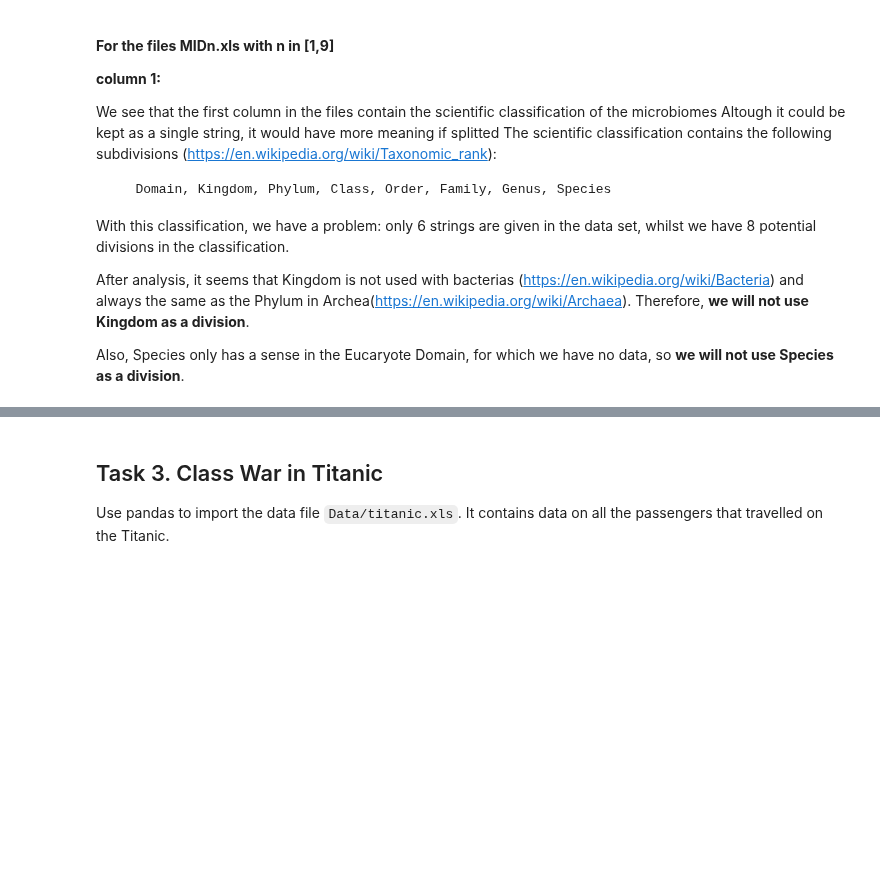
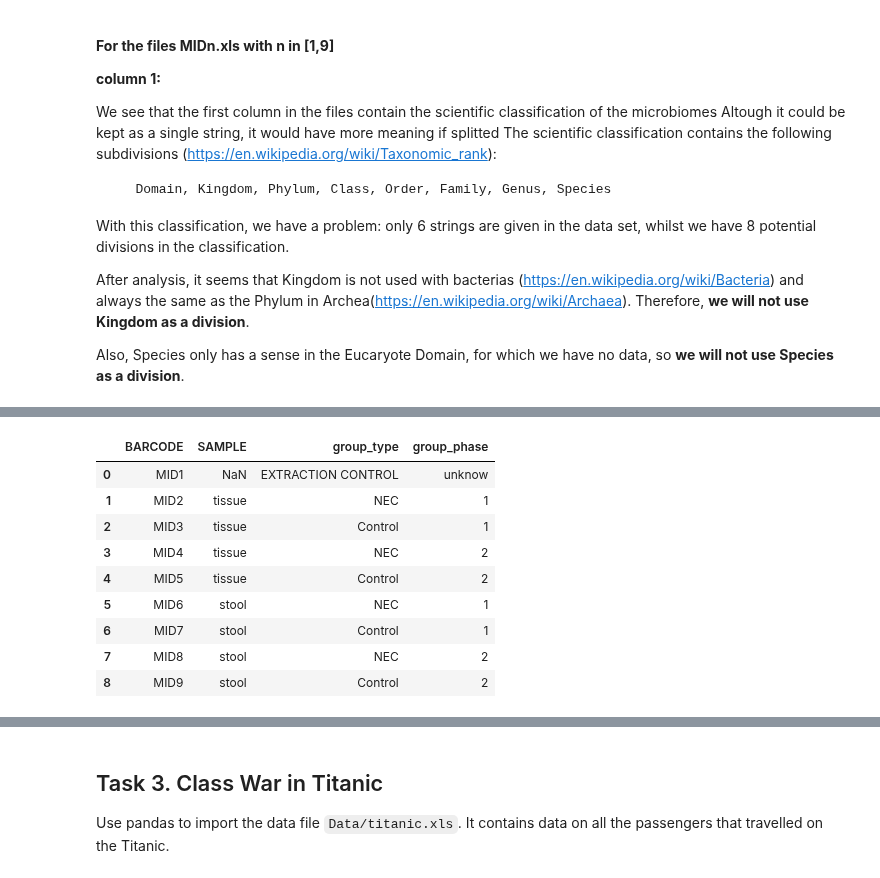
Before and after one commit to vincenzobaz/VBTALL-ADA2017, a Jupyter notebook: Homework 1.ipynb, the cells around one changed output, grey strips where cells are left out. Cells and saved outputs as stored; diff of their text form; code cells hidden in the pictures; blank space fills up the shorter version.

Commit message:
Metadata management + classifier extraction

```diff
--- a/Homework 1.ipynb
+++ b/Homework 1.ipynb
@@ -334,0 +356,4 @@ Finally, a
+# %%
+#The actual name of the excel sheet is "Sheet1" and not "Sheet 1" as in the other files.
+metadata_raw = pd.read_excel(MICROBIOME_FOLDER+"/metadata.xls", sheetname='Sheet1', header=0)
+metadata_raw
@@ -334,0 +371,30 @@ Finally, a
+# %%
+## Extract group phase and group type
+group = metadata_raw.GROUP
+group_type = []
+group_phase = []
+for index in range(len(group)):                # Index progression must be upward!
+    # A special case for the extraction control, we don't want to split it
+    if group[index] == "EXTRACTION CONTROL":
+        group_type.append(group[index])
+        group_phase.append("unknow")
+    else:
+        splitted_group = group[index].split()
+        group_type.append(splitted_group[0])
+        group_phase.append(splitted_group[1])
+# %%
+metadata_raw['group_type'] = pd.Series(group_type)
+metadata_raw['group_phase'] = pd.Series(group_phase)
+metadata = metadata_raw.drop("GROUP",  axis=1)
+metadata
+# %% [output]
+|  | BARCODE | SAMPLE | group_type | group_phase |
+| 0 | MID1 | NaN | EXTRACTION CONTROL | unknow |
+| 1 | MID2 | tissue | NEC | 1 |
+| 2 | MID3 | tissue | Control | 1 |
+| 3 | MID4 | tissue | NEC | 2 |
+| 4 | MID5 | tissue | Control | 2 |
+| 5 | MID6 | stool | NEC | 1 |
+| 6 | MID7 | stool | Control | 1 |
+| 7 | MID8 | stool | NEC | 2 |
+| 8 | MID9 | stool | Control | 2 |
```
Also changed, not shown: parts of 9 cells of this notebook.
